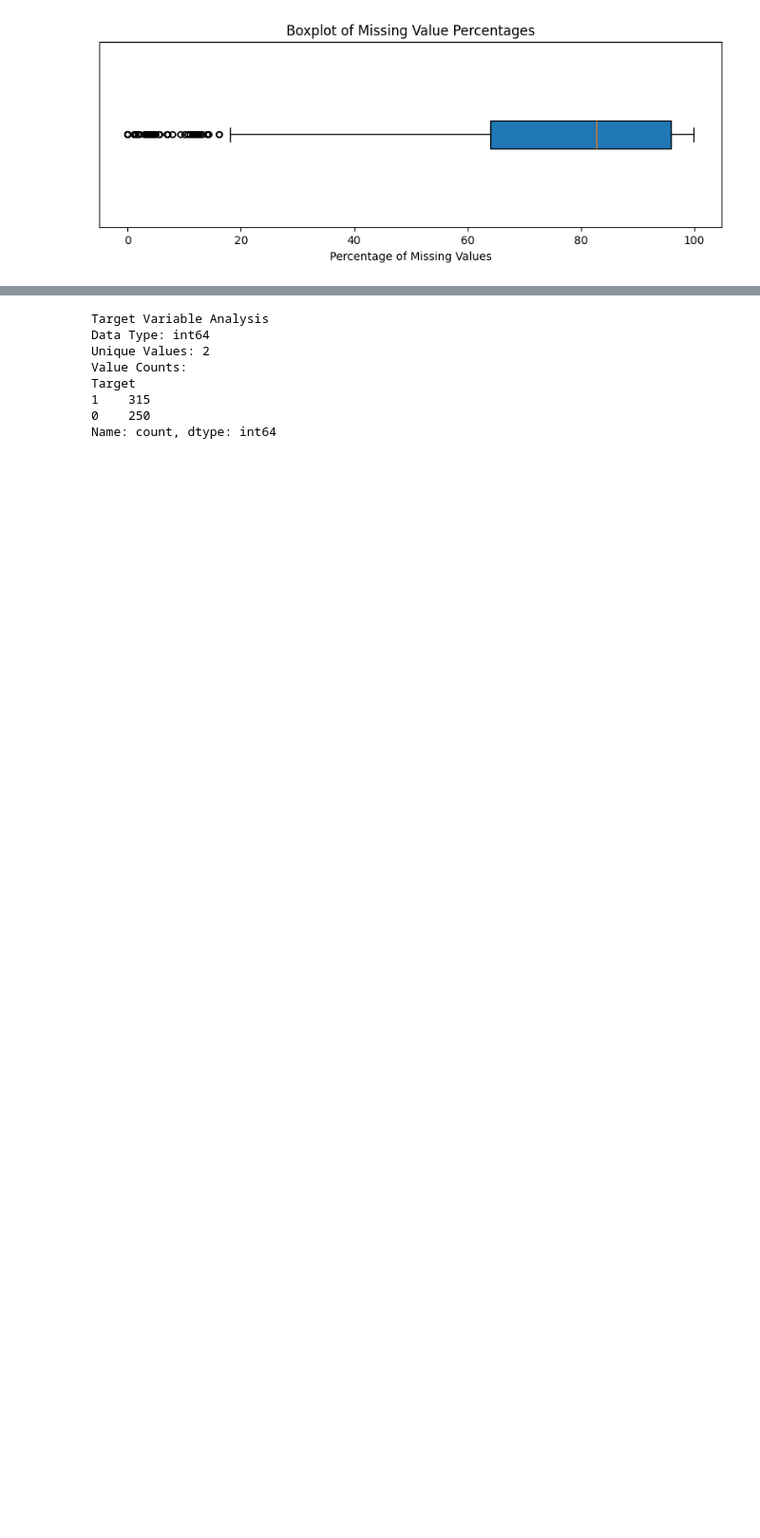
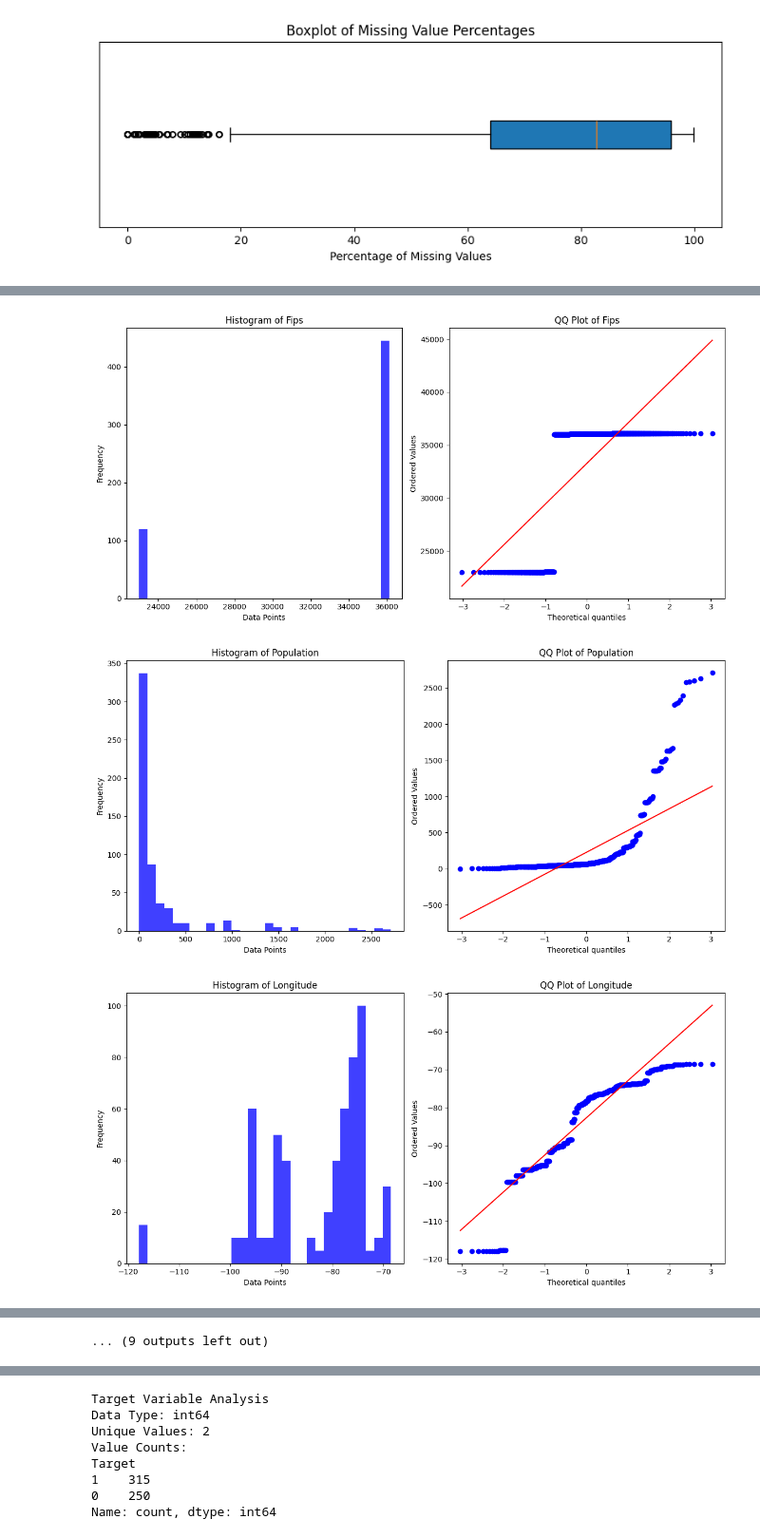
Before and after one commit to praneeth-bojanala5/realitystream, a Jupyter notebook: models/Run-Models-bkup.ipynb, the cells around one changed output, grey strips where cells are left out. Shown at 95% size. Cells and saved outputs as stored; diff of their text form; code cells hidden in the pictures; blank space fills up the shorter version.

```diff
--- a/models/Run-Models-bkup.ipynb
+++ b/models/Run-Models-bkup.ipynb
@@ -863,0 +928,17 @@ new shape:(565, 224)
+# %%
+def select_columns(dataframe, prefixes_to_exclude=None, name_to_exclude=None):
+    # Filter columns based on exclusion prefixes
+    columns_to_exclude = [col for col in dataframe.columns if any(col.startswith(prefix) for prefix in prefixes_to_exclude)]
+
+    # Remove the specific column name if provided
+    if name_to_exclude and name_to_exclude in dataframe.columns:
+        columns_to_exclude.append(name_to_exclude)
+
+    # Final columns to keep
+    columns_to_keep = [col for col in dataframe.columns if col not in columns_to_exclude]
+
+    return dataframe[columns_to_keep]
+
+
+X_total = select_columns(X_total, prefixes_to_exclude=['Est', 'Pay'], name_to_exclude='Name')
+X_total.columns
@@ -863,0 +962,46 @@ new shape:(565, 224)
+# %%
+import scipy.stats as stats
+def plot_histograms_and_test_normality(df, column_indices):
+    results = pd.DataFrame(columns=['Column', 'Shapiro_Statistic', 'Shapiro_p-value'])
+
+    # Select the specified columns by indices
+    for column in df.columns[column_indices]:
+        data = df[column].dropna()
+
+        # Create histogram plot
+        plt.figure(figsize=(12, 6))
+        plt.subplot(1, 2, 1)  # 1 row, 2 columns, first plot
+        plt.hist(data, bins=30, alpha=0.75, color='blue')
+        plt.title(f'Histogram of {column}')
+        plt.xlabel('Data Points')
+        plt.ylabel('Frequency')
+
+        # Perform Shapiro-Wilk test for normality
+        shapiro_stat, shapiro_p = stats.shapiro(data)
+
+        # Add the QQ-Plot to visually assess normality
+        plt.subplot(1, 2, 2)
+        stats.probplot(data, dist="norm", plot=plt)
+        plt.title(f'QQ Plot of {column}')
+
+        plt.tight_layout()
+        plt.show()
+
+        # Add column name and Shapiro-Wilk test results to the DataFrame
+        results = pd.concat([results, pd.DataFrame({
+            'Column': [column],
+            'Shapiro_Statistic': [shapiro_stat],
+            'Shapiro_p-value': [shapiro_p]
+        })], ignore_index=True)
+
+    return results
+
+
+# Assume X_total is a DataFrame you want to use
+column_indices = slice(0, 20)  # Replace with any column index slice or list
+results = plot_histograms_and_test_normality(X_total, column_indices)
+print(results)
+# %% [output]
+[figure, added]
+[figure, added]
+[figure, added]
@@ -863,0 +1017 @@ new shape:(565, 224)
+... (9 outputs left out)
```
Also changed, not shown: parts of 23 cells of this notebook.
